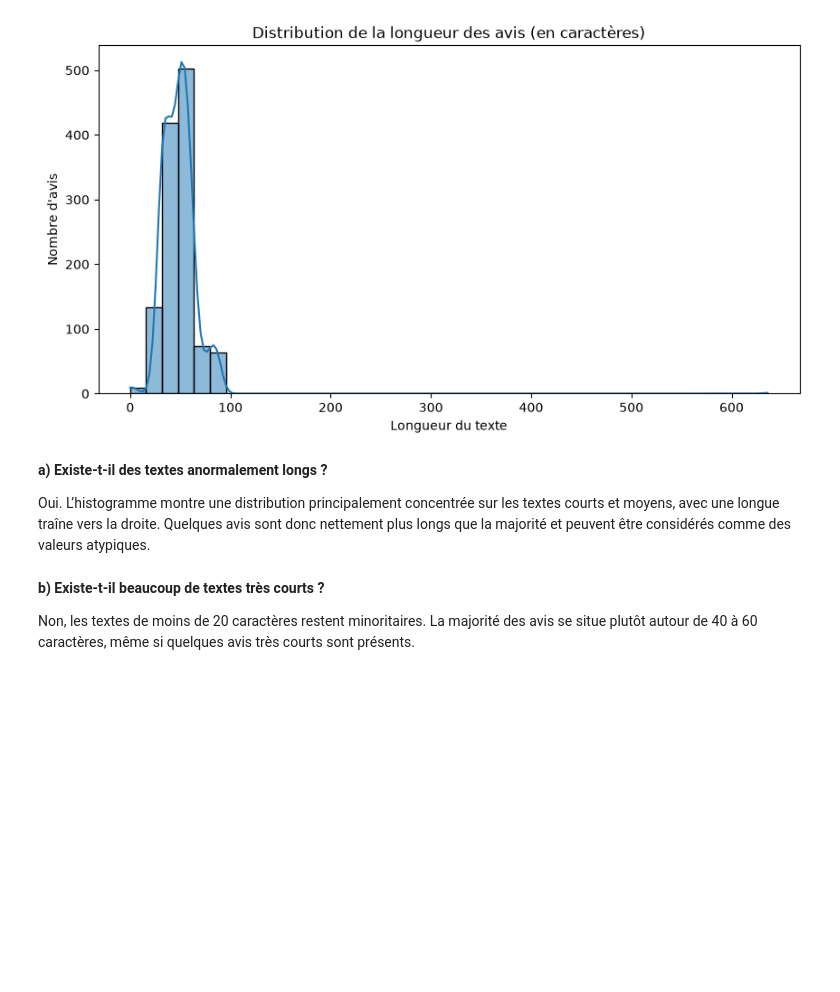
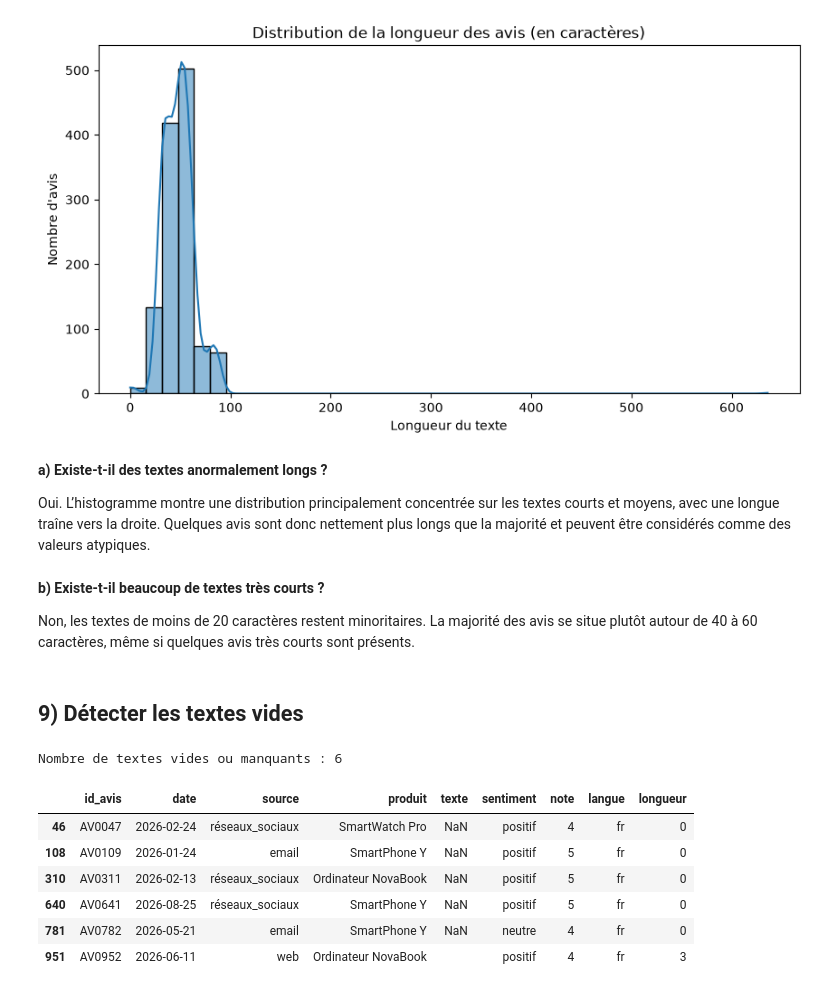
Before and after one commit to Damstat/atelier_prepa_donnees_textuelles, a Jupyter notebook: notebooks/atelier_prepa_donnees_textuelles.ipynb, the cells around one changed output. Saved outputs shown, nothing was run; the diff lists cells and outputs as text; code cells hidden in the pictures; blank space fills up the shorter version.

Commit message:
P1.9: Detection des textes vides

```diff
--- a/notebooks/atelier_prepa_donnees_textuelles.ipynb
+++ b/notebooks/atelier_prepa_donnees_textuelles.ipynb
@@ -191,3 +191,19 @@ Oui. L’histogramme montre une distribution principalement concentrée sur les
 **b) Existe-t-il beaucoup de textes très courts ?**
 
 Non, les textes de moins de 20 caractères restent minoritaires. La majorité des avis se situe plutôt autour de 40 à 60 caractères, même si quelques avis très courts sont présents.
+# %% [markdown]
+## 9) Détecter les textes vides
+# %%
+masque_vide = df["texte"].isna() | (df["texte"].fillna("").astype(str).str.strip() == "")
+nb_vides = masque_vide.sum()
+print(f"Nombre de textes vides ou manquants : {nb_vides}")
+df[masque_vide]
+# %% [output]
+Nombre de textes vides ou manquants : 6
+|  | id_avis | date | source | produit | texte | sentiment | note | langue | longueur |
+| 46 | AV0047 | 2026-02-24 | réseaux_sociaux | SmartWatch Pro | NaN | positif | 4 | fr | 0 |
+| 108 | AV0109 | 2026-01-24 | email | SmartPhone Y | NaN | positif | 5 | fr | 0 |
+| 310 | AV0311 | 2026-02-13 | réseaux_sociaux | Ordinateur NovaBook | NaN | positif | 5 | fr | 0 |
+| 640 | AV0641 | 2026-08-25 | réseaux_sociaux | SmartPhone Y | NaN | positif | 5 | fr | 0 |
+| 781 | AV0782 | 2026-05-21 | email | SmartPhone Y | NaN | neutre | 4 | fr | 0 |
+| 951 | AV0952 | 2026-06-11 | web | Ordinateur NovaBook |  | positif | 4 | fr | 3 |
```
